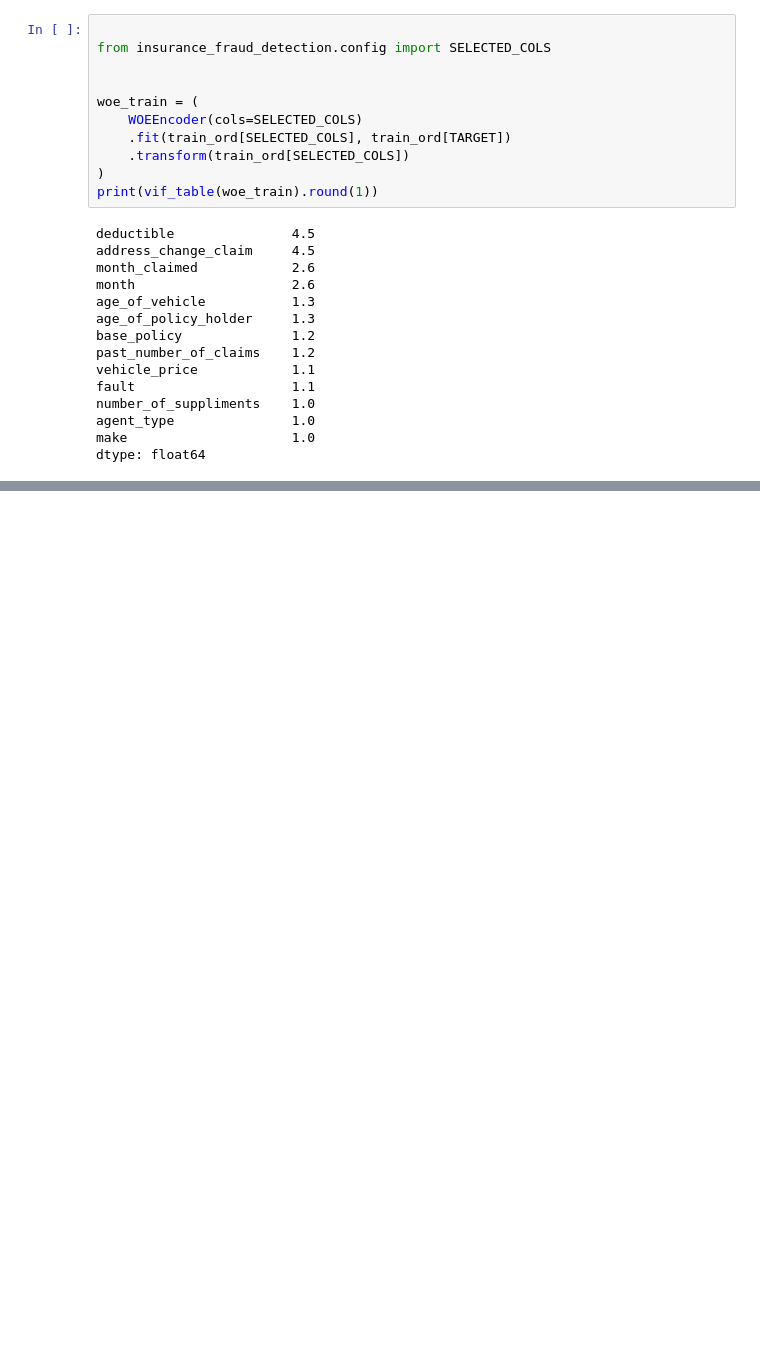
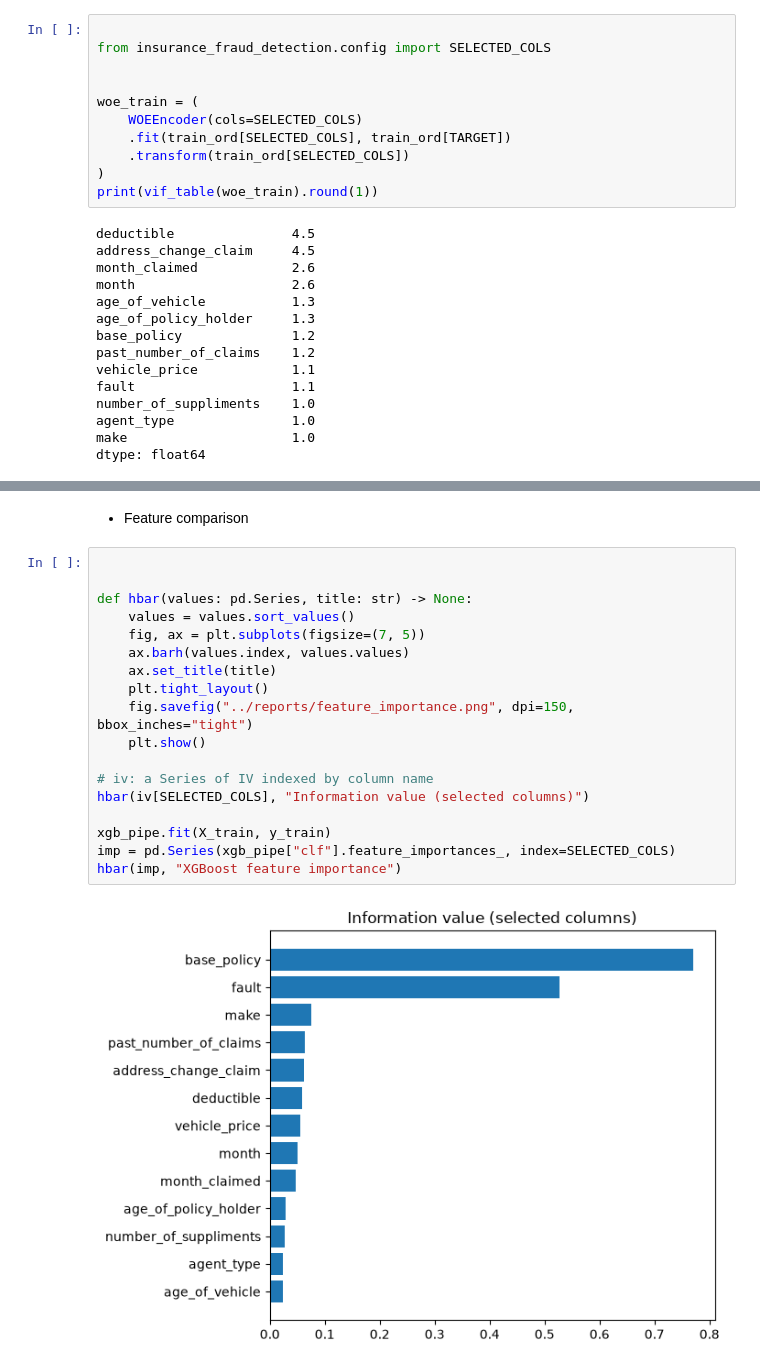
Before and after one commit to roy-tanmay/Insurance-Fraud-Detection, a Jupyter notebook: Notebook/02_fraud_modeling_and_evaluation.ipynb, the cells around one changed output, grey strips where cells are left out. Cells and saved outputs as stored; diff of their text form; blank space fills up the shorter version.

```diff
--- a/Notebook/02_fraud_modeling_and_evaluation.ipynb
+++ b/Notebook/02_fraud_modeling_and_evaluation.ipynb
@@ -115,0 +351,22 @@ dtype: float64
+# %% [markdown]
+- Feature comparison
+# %%
+
+
+def hbar(values: pd.Series, title: str) -> None:
+    values = values.sort_values()
+    fig, ax = plt.subplots(figsize=(7, 5))
+    ax.barh(values.index, values.values)
+    ax.set_title(title)
+    plt.tight_layout()
+    fig.savefig("../reports/feature_importance.png", dpi=150, bbox_inches="tight")
+    plt.show()
+
+# iv: a Series of IV indexed by column name
+hbar(iv[SELECTED_COLS], "Information value (selected columns)")
+
+xgb_pipe.fit(X_train, y_train)
+imp = pd.Series(xgb_pipe["clf"].feature_importances_, index=SELECTED_COLS)
+hbar(imp, "XGBoost feature importance")
+# %% [output]
+[figure, added]
```
Also changed, not shown: parts of 20 cells of this notebook, 10 other files.
